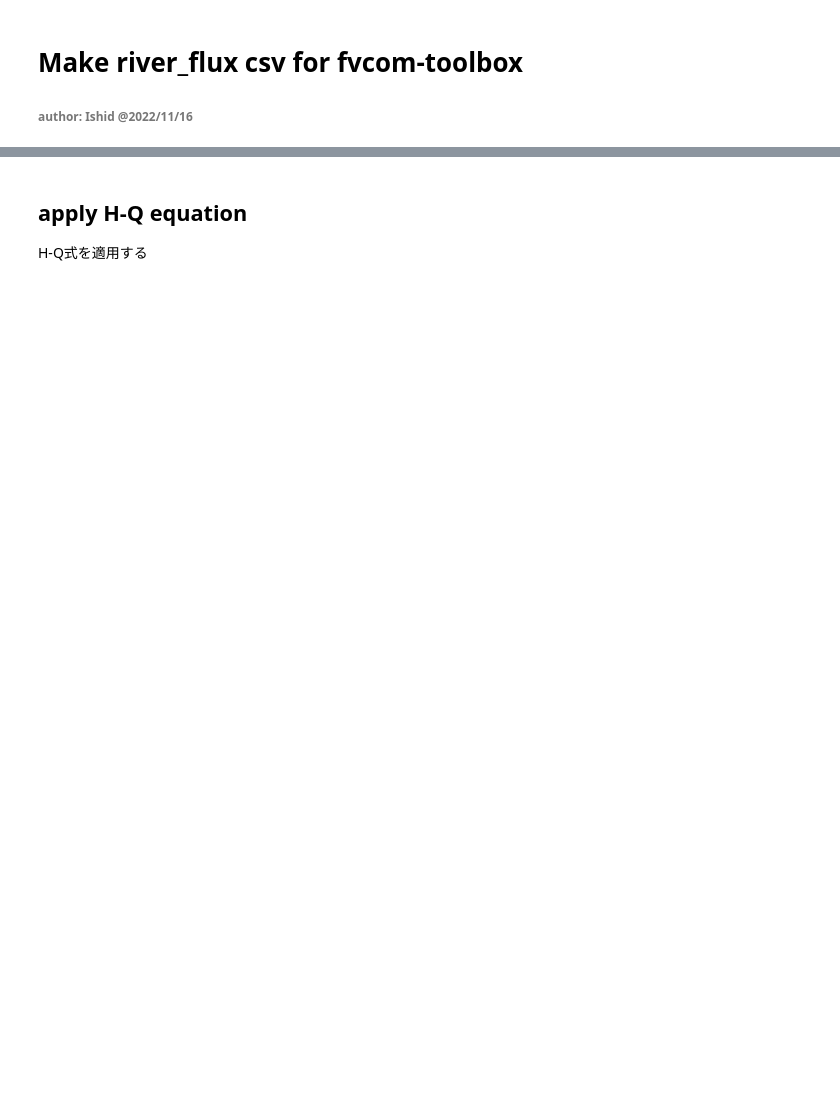
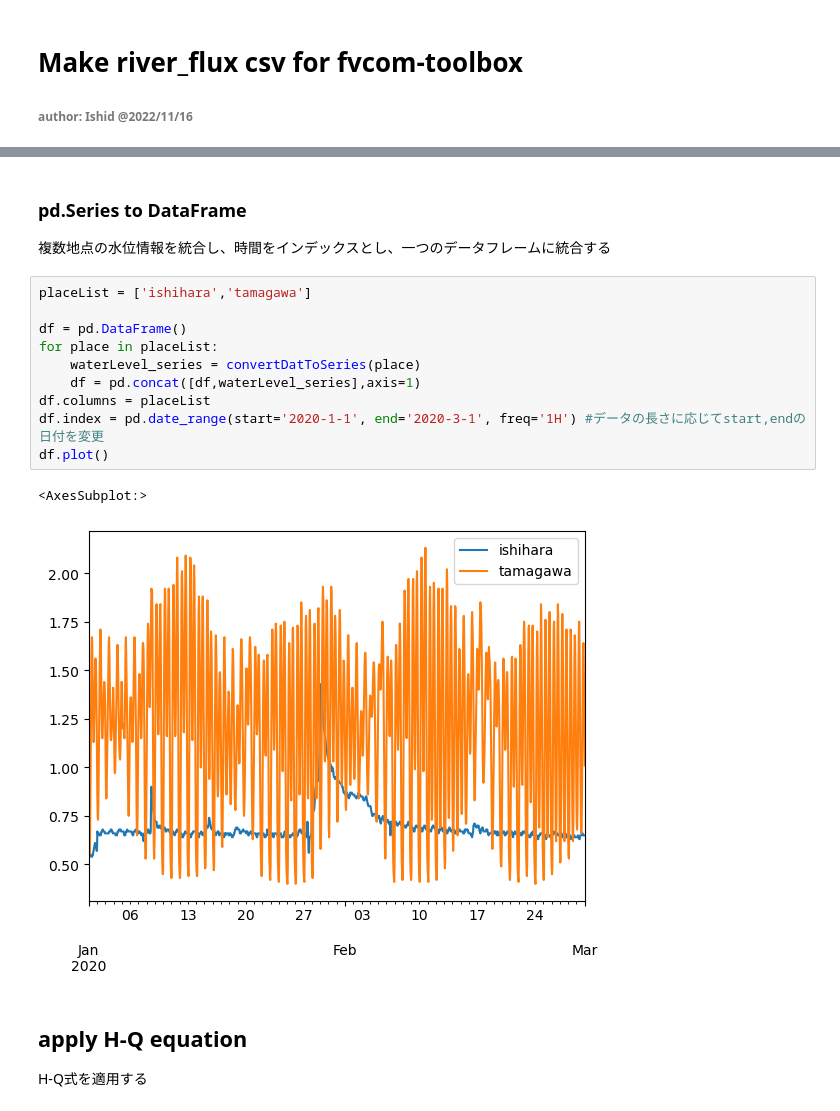
Before and after one commit to IshidaKota/Research-toolbox, a Jupyter notebook: river/scr/make_river_flux.ipynb, the cells around one changed output, grey strips where cells are left out. Cells and saved outputs as stored; diff of their text form; blank space fills up the shorter version.

```diff
--- a/river/scr/make_river_flux.ipynb
+++ b/river/scr/make_river_flux.ipynb
@@ -96,3 +65,19 @@ sugama
+# %% [markdown]
+### pd.Series to DataFrame
+複数地点の水位情報を統合し、時間をインデックスとし、一つのデータフレームに統合する
+# %%
+placeList = ['ishihara','tamagawa']
+
+df = pd.DataFrame()
+for place in placeList:
+    waterLevel_series = convertDatToSeries(place)
+    df = pd.concat([df,waterLevel_series],axis=1)
+df.columns = placeList
+df.index = pd.date_range(start='2020-1-1', end='2020-3-1', freq='1H') #データの長さに応じてstart,endの日付を変更
+df.plot()
+# %% [output]
+<AxesSubplot:>
+[figure, added]
 # %% [markdown]
 ## apply H-Q equation
 H-Q式を適用する
```
Also changed, not shown: parts of 8 cells of this notebook.
